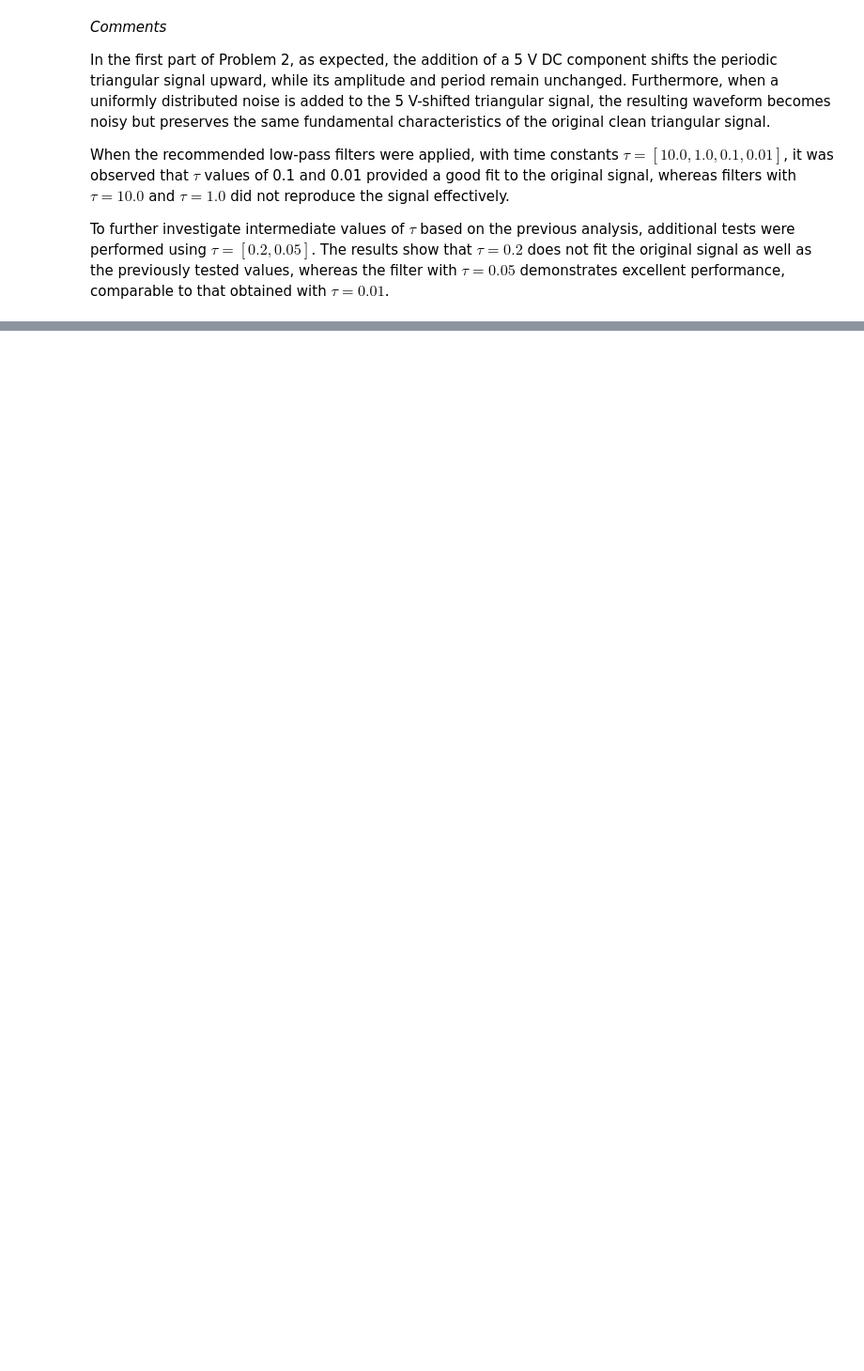
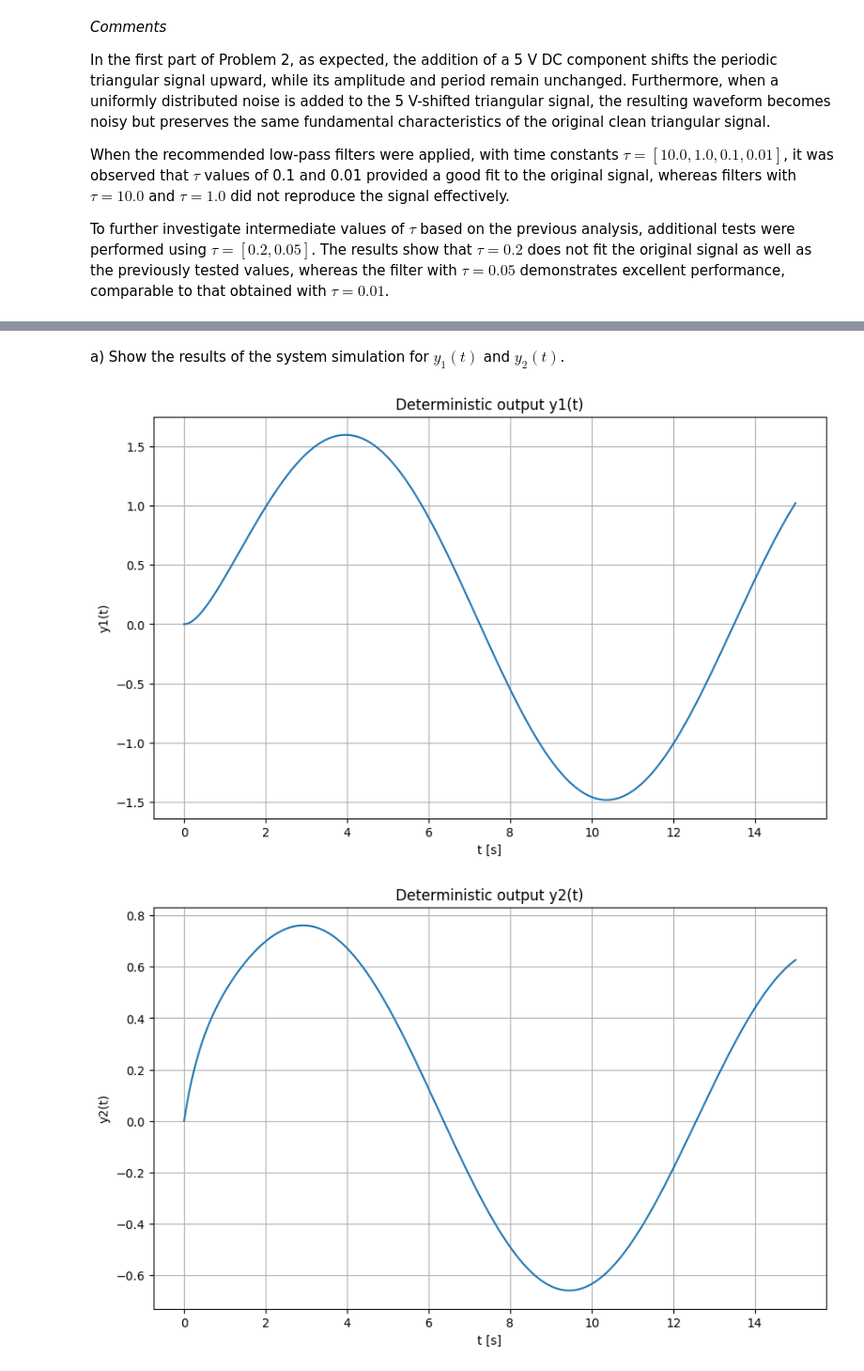
Before and after one commit to saulosgil/Disciplina_Modelagem-e-simula--o-de-sistemas, a Jupyter notebook: exercises/SE06/SE06_SauloGil.ipynb, the cells around one changed output, grey strips where cells are left out. Shown at 94% size. Drawn from its saved outputs; the diff is of its cells as text; code cells hidden in the pictures; blank space fills up the shorter version.

```diff
--- a/exercises/SE06/SE06_SauloGil.ipynb
+++ b/exercises/SE06/SE06_SauloGil.ipynb
@@ -240,0 +302,30 @@ Data:
+# %% [markdown]
+ a) Show the results of the system simulation for $y_1(t)$ and $y_2(t)$.
+# %%
+# Time grid
+t0, tf, h = 0.0, 15.0, 0.01
+t = np.arange(t0, tf + h, h)
+
+# Deterministic simulation
+det = simulate_system(t, noise=False)
+
+# Plot y1(t)
+plt.figure(figsize=(10,6))
+plt.plot(det["t"], det["y1"])
+plt.title("Deterministic output y1(t)")
+plt.xlabel("t [s]")
+plt.ylabel("y1(t)")
+plt.grid(True)
+plt.show()
+
+# Plot y2(t)
+plt.figure(figsize=(10,6))
+plt.plot(det["t"], det["y2"])
+plt.title("Deterministic output y2(t)")
+plt.xlabel("t [s]")
+plt.ylabel("y2(t)")
+plt.grid(True)
+plt.show()
+# %% [output]
+[figure, added]
+[figure, added]
```
Also changed, not shown: parts of 10 cells of this notebook.
